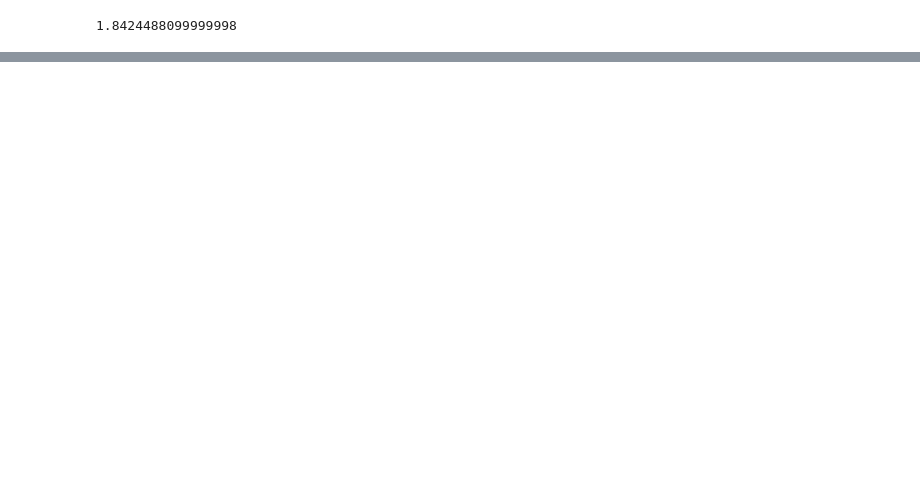
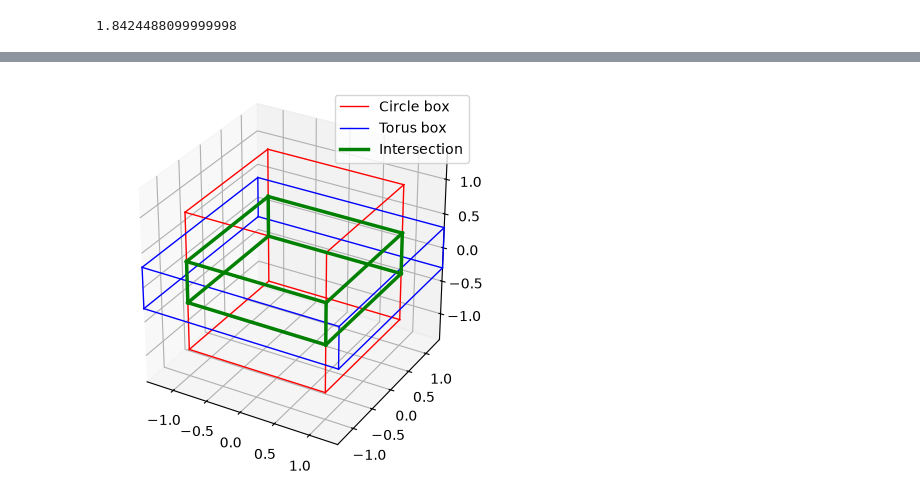
Before and after one commit to oskarbosgraaf/Stochastic, a Jupyter notebook: code/part1.ipynb, the cells around one changed output, grey strips where cells are left out. Cells and saved outputs as stored; diff of their text form; code cells hidden in the pictures; blank space fills up the shorter version.

```diff
--- a/code/part1.ipynb
+++ b/code/part1.ipynb
@@ -102,0 +208,30 @@ visualize_system(samples, k, R, r, offset)
+# %%
+import matplotlib.pyplot as plt
+
+fig = plt.figure()
+ax = fig.add_subplot(projection="3d")
+
+for width, height, color, label, line_width in [
+    (2 * bbox_circle_radius, 2 * bbox_circle_radius, "red", "Circle box", 1),
+    (bbox_torus_width, bbox_torus_height, "blue", "Torus box", 1),
+    (2 * min(bbox_circle_radius, bbox_torus_width / 2), 2 * min(bbox_circle_radius, bbox_torus_height / 2), "green", "Intersection", 2.5),
+]:
+    w, h = width / 2, height / 2
+    first = True
+    for x in (-w, w):
+        for y in (-w, w):
+            ax.plot([x, x], [y, y], [-h, h], color=color, linewidth=line_width, label=label if first else "_nolegend_")
+            first = False
+        for z in (-h, h):
+            ax.plot([x, x], [-w, w], [z, z], color=color, linewidth=line_width)
+    for y in (-w, w):
+        for z in (-h, h):
+            ax.plot([-w, w], [y, y], [z, z], color=color, linewidth=line_width)
+
+limit = max(bbox_circle_radius, bbox_torus_width / 2)
+ax.set(xlim=(-limit, limit), ylim=(-limit, limit), zlim=(-limit, limit))
+ax.set_box_aspect((1, 1, 1))
+ax.legend()
+plt.show()
+# %% [output]
+[figure, added]
```
Also changed, not shown: parts of 11 cells of this notebook.
